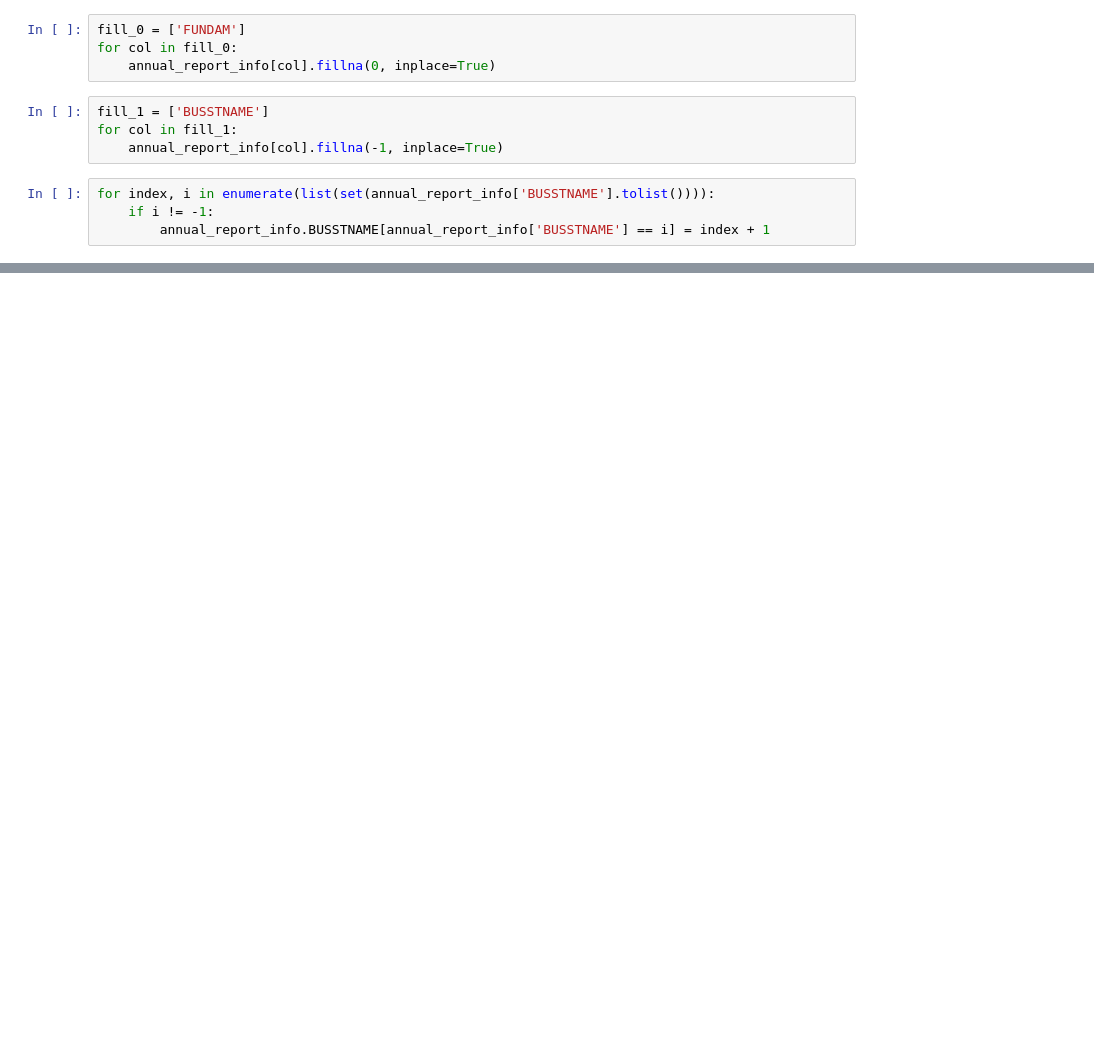
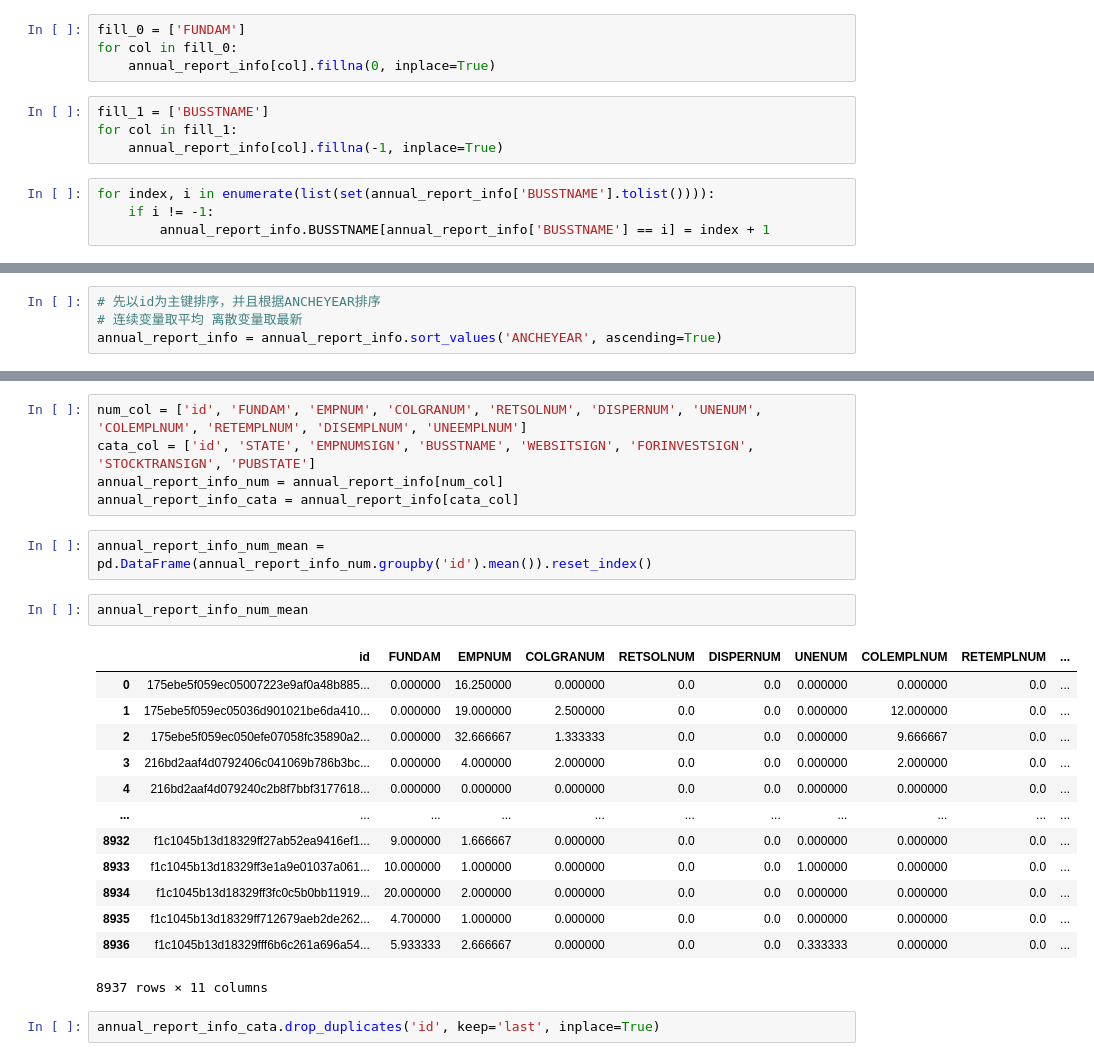
Before and after one commit to Explore16/datafountain_ccf, a Jupyter notebook: code/fea_explore.ipynb, the cells around one changed output, grey strips where cells are left out. Drawn from its saved outputs; the diff is of its cells as text; blank space fills up the shorter version.

```diff
--- a/code/fea_explore.ipynb
+++ b/code/fea_explore.ipynb
@@ -503,0 +490,4 @@ Name: BUSSTNAME, dtype: int64
+# %%
+# 先以id为主键排序，并且根据ANCHEYEAR排序
+# 连续变量取平均 离散变量取最新
+annual_report_info = annual_report_info.sort_values('ANCHEYEAR', ascending=True)
@@ -503,0 +525,25 @@ Name: BUSSTNAME, dtype: int64
+# %%
+num_col = ['id', 'FUNDAM', 'EMPNUM', 'COLGRANUM', 'RETSOLNUM', 'DISPERNUM', 'UNENUM', 'COLEMPLNUM', 'RETEMPLNUM', 'DISEMPLNUM', 'UNEEMPLNUM']
+cata_col = ['id', 'STATE', 'EMPNUMSIGN', 'BUSSTNAME', 'WEBSITSIGN', 'FORINVESTSIGN', 'STOCKTRANSIGN', 'PUBSTATE']
+annual_report_info_num = annual_report_info[num_col]
+annual_report_info_cata = annual_report_info[cata_col]
+# %%
+annual_report_info_num_mean = pd.DataFrame(annual_report_info_num.groupby('id').mean()).reset_index()
+# %%
+annual_report_info_num_mean
+# %% [output]
+|  | id | FUNDAM | EMPNUM | COLGRANUM | RETSOLNUM | DISPERNUM | UNENUM | COLEMPLNUM | RETEMPLNUM | ... |
+| 0 | 175ebe5f059ec05007223e9af0a48b885... | 0.000000 | 16.250000 | 0.000000 | 0.0 | 0.0 | 0.000000 | 0.000000 | 0.0 | ... |
+| 1 | 175ebe5f059ec05036d901021be6da410... | 0.000000 | 19.000000 | 2.500000 | 0.0 | 0.0 | 0.000000 | 12.000000 | 0.0 | ... |
+| 2 | 175ebe5f059ec050efe07058fc35890a2... | 0.000000 | 32.666667 | 1.333333 | 0.0 | 0.0 | 0.000000 | 9.666667 | 0.0 | ... |
+| 3 | 216bd2aaf4d0792406c041069b786b3bc... | 0.000000 | 4.000000 | 2.000000 | 0.0 | 0.0 | 0.000000 | 2.000000 | 0.0 | ... |
+| 4 | 216bd2aaf4d079240c2b8f7bbf3177618... | 0.000000 | 0.000000 | 0.000000 | 0.0 | 0.0 | 0.000000 | 0.000000 | 0.0 | ... |
+| ... | ... | ... | ... | ... | ... | ... | ... | ... | ... | ... |
+| 8932 | f1c1045b13d18329ff27ab52ea9416ef1... | 9.000000 | 1.666667 | 0.000000 | 0.0 | 0.0 | 0.000000 | 0.000000 | 0.0 | ... |
+| 8933 | f1c1045b13d18329ff3e1a9e01037a061... | 10.000000 | 1.000000 | 0.000000 | 0.0 | 0.0 | 1.000000 | 0.000000 | 0.0 | ... |
+| 8934 | f1c1045b13d18329ff3fc0c5b0bb11919... | 20.000000 | 2.000000 | 0.000000 | 0.0 | 0.0 | 0.000000 | 0.000000 | 0.0 | ... |
+| 8935 | f1c1045b13d18329ff712679aeb2de262... | 4.700000 | 1.000000 | 0.000000 | 0.0 | 0.0 | 0.000000 | 0.000000 | 0.0 | ... |
+| 8936 | f1c1045b13d18329fff6b6c261a696a54... | 5.933333 | 2.666667 | 0.000000 | 0.0 | 0.0 | 0.333333 | 0.000000 | 0.0 | ... |
+8937 rows × 11 columns
+# %%
+annual_report_info_cata.drop_duplicates('id', keep='last', inplace=True)
```
Also changed, not shown: parts of 14 cells of this notebook.
